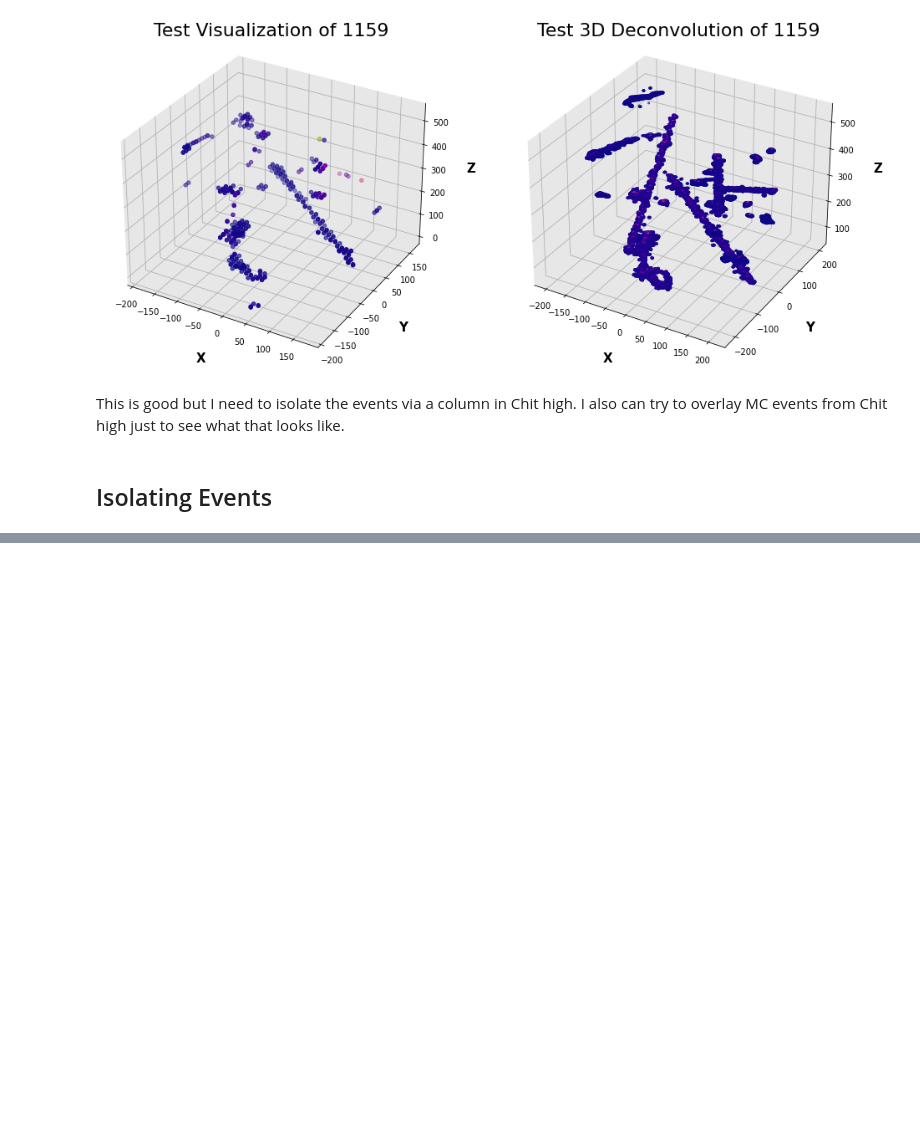
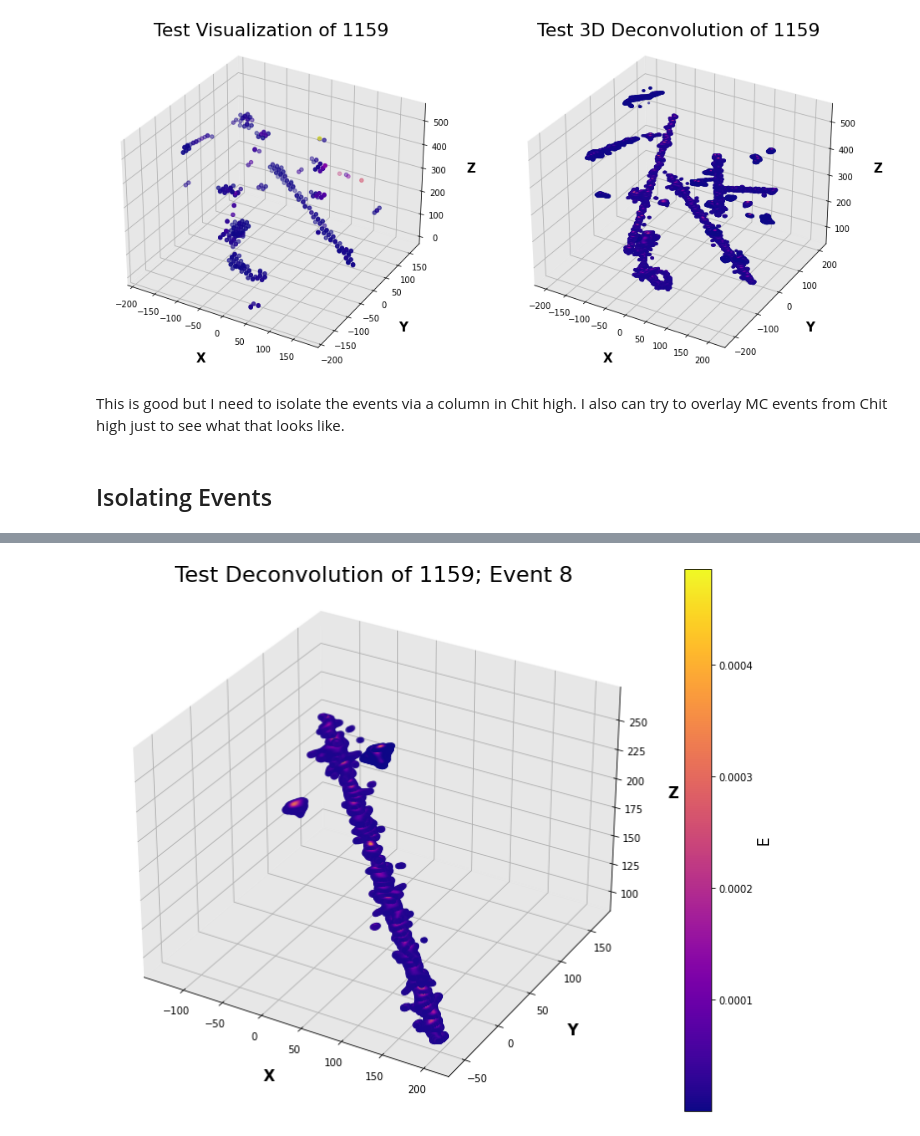
Before and after one commit to alexhigley/SULI-2022, a Jupyter notebook: Muons_3D_Plot.ipynb, the cells around one changed output, grey strips where cells are left out. Drawn from its saved outputs; the diff is of its cells as text; code cells hidden in the pictures; blank space fills up the shorter version.

```diff
--- a/Muons_3D_Plot.ipynb
+++ b/Muons_3D_Plot.ipynb
@@ -322,0 +316,33 @@ plt.show()
+# %%
+fig = plt.figure(figsize = (14, 10))
+ax = plt.axes(projection ="3d")
+ax.set_xlabel('X', fontsize=15, fontweight='bold')
+ax.set_ylabel('Y', fontsize=15, fontweight='bold')
+ax.set_zlabel('Z', fontsize=15, fontweight='bold')
+ax.set_title("Test Deconvolution of " + name + "; Event 8", fontsize=22, x=0.5, y=1.05)
+
+#color_map = plt.get_cmap('YlOrRd_r')
+#color_map = plt.get_cmap('RdYlBu_r')
+color_map = plt.get_cmap('plasma')
+
+#scatter_plot = ax.scatter3D(x, y, z, c=(events_data['Ec']/np.max(events_data['Ec'])), cmap = color_map)
+#the above one is divided by highest Ec value so that Ec is scaled between 0-1
+scatter_plot = ax.scatter3D(datx_zero_RL, daty_zero_RL, datz_zero_RL, c=(date_zero_RL), cmap = color_map)
+
+ax.xaxis.pane.set_facecolor('#D0D0D0')
+ax.yaxis.pane.set_facecolor('#D0D0D0')
+ax.zaxis.pane.set_facecolor('#D0D0D0')
+
+ax.xaxis.labelpad=15
+ax.yaxis.labelpad=15
+ax.zaxis.labelpad=15
+
+#matplotlib.rcParams.update({"axes.grid" : True, "grid.color": "red"})
+#If I want to change the grid color
+
+cbar = plt.colorbar(scatter_plot)
+cbar.set_label('E', fontsize=15)
+
+plt.show()
+# %% [output]
+[figure, added]
```
Also changed, not shown: parts of 7 cells of this notebook.
